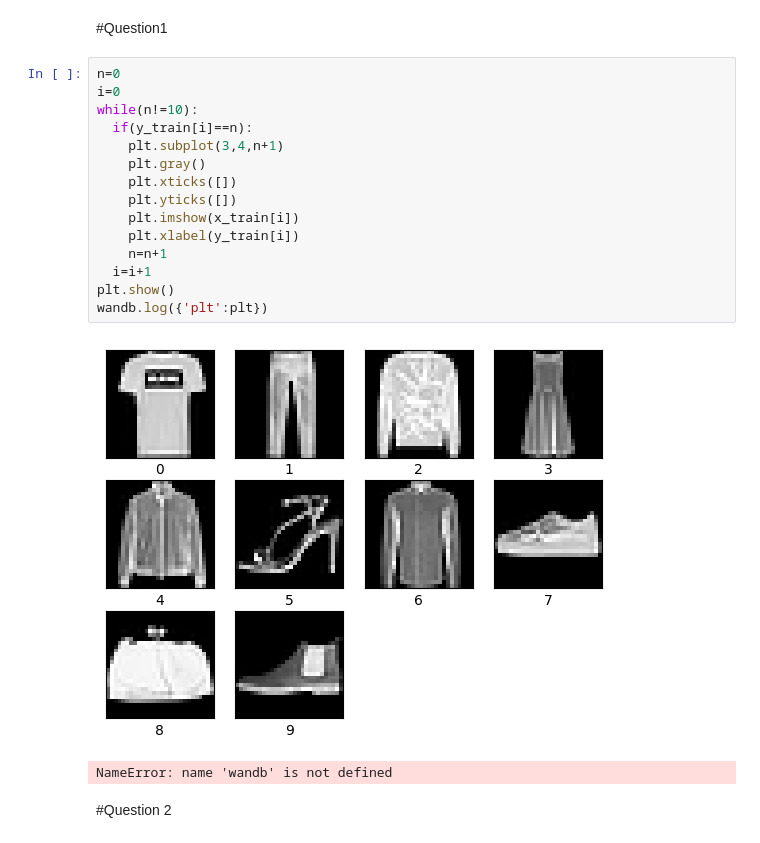
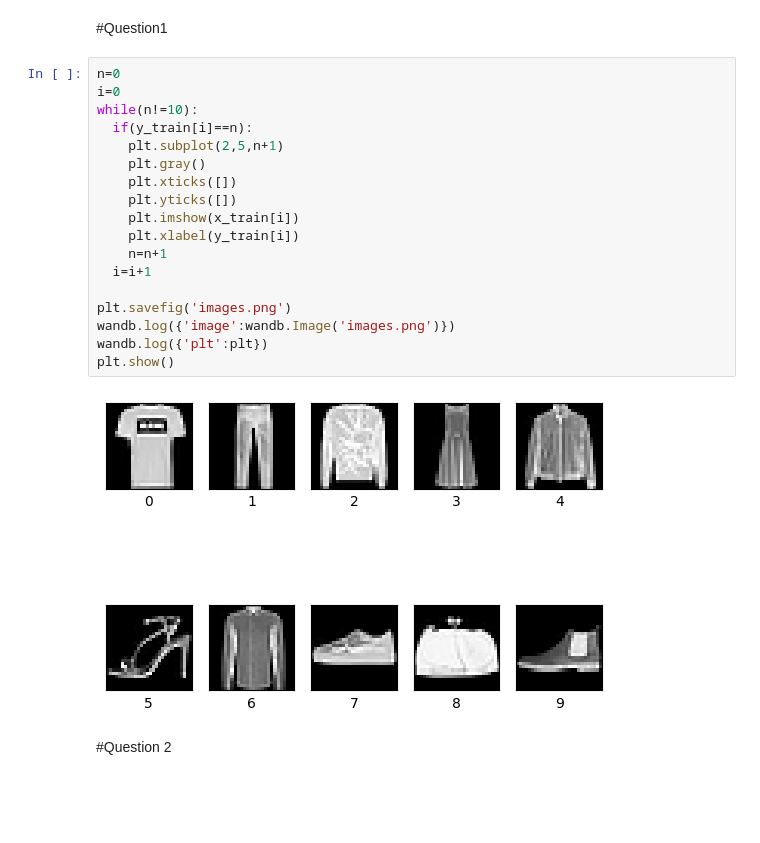
Before and after one commit to parthasarathi1234/DL_assignment_1, a Jupyter notebook: DL_assignment1.ipynb, the cells around one changed output. Saved outputs shown, nothing was run; the diff lists cells and outputs as text; blank space fills up the shorter version.

```diff
--- a/DL_assignment1.ipynb
+++ b/DL_assignment1.ipynb
@@ -27,21 +68,23 @@ Downloading data from https://storage.googleapis.com/tensorflow/tf-keras-dataset
 # %%
 n=0
 i=0
 while(n!=10):
   if(y_train[i]==n):
-    plt.subplot(3,4,n+1)
+    plt.subplot(2,5,n+1)
     plt.gray()
     plt.xticks([])
     plt.yticks([])
     plt.imshow(x_train[i])
     plt.xlabel(y_train[i])
     n=n+1
   i=i+1
+
+plt.savefig('images.png')
+wandb.log({'image':wandb.Image('images.png')})
+wandb.log({'plt':plt})
 plt.show()
-wandb.log({'plt':plt})
 # %% [output]
-[figure, old version]
+[figure, new version]
-NameError: name 'wandb' is not defined
 # %% [markdown]
 #Question 2
 # %% [markdown]
```
Also changed, not shown: parts of 25 cells of this notebook.
